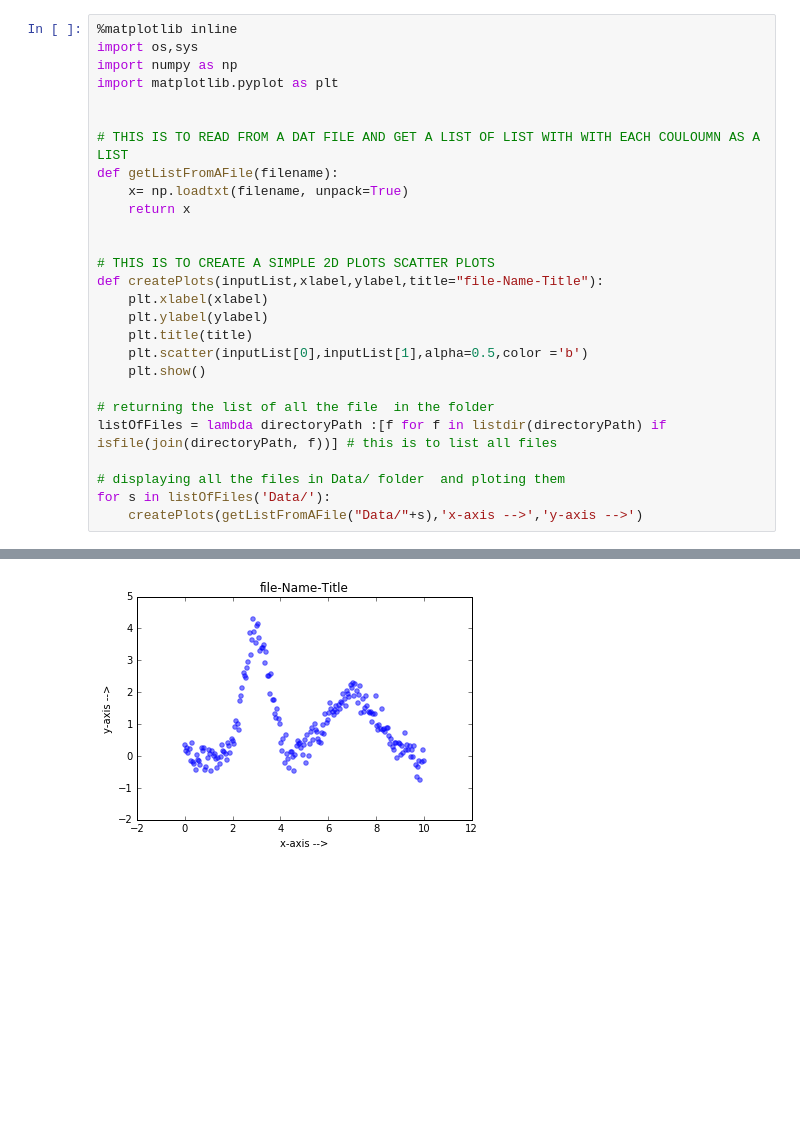
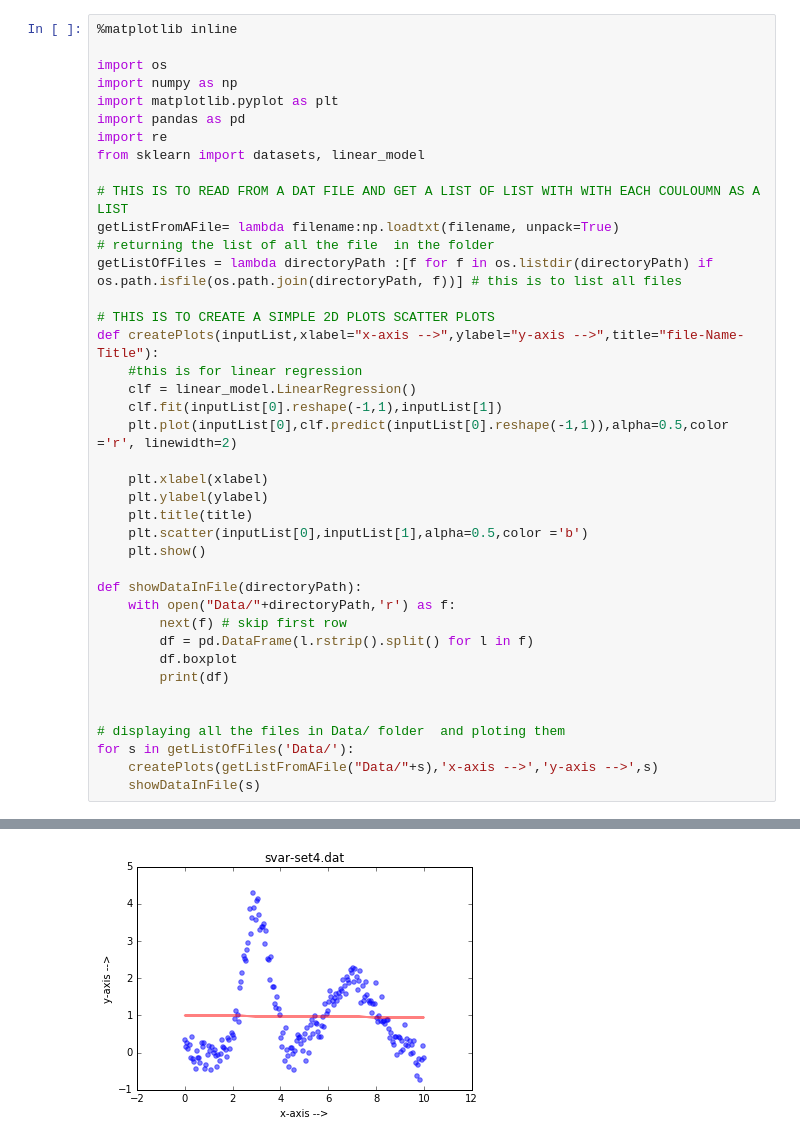
Before and after one commit to arvindshekar07/MachineLearning, a Jupyter notebook: Assignement1/Ass1.ipynb, the cells around one changed output, grey strips where cells are left out. Drawn from its saved outputs; the diff is of its cells as text; blank space fills up the shorter version.

Commit message:
working linear regression in scilkit

```diff
--- a/Assignement1/Ass1.ipynb
+++ b/Assignement1/Ass1.ipynb
@@ -1,28 +1,41 @@
 # %%
 %matplotlib inline
-import os,sys
+
+import os
 import numpy as np
 import matplotlib.pyplot as plt
-
+import pandas as pd
+import re
+from sklearn import datasets, linear_model
 
 # THIS IS TO READ FROM A DAT FILE AND GET A LIST OF LIST WITH WITH EACH COULOUMN AS A LIST
-def getListFromAFile(filename):
-    x= np.loadtxt(filename, unpack=True)
-    return x
-
+getListFromAFile= lambda filename:np.loadtxt(filename, unpack=True)
+# returning the list of all the file  in the folder
+getListOfFiles = lambda directoryPath :[f for f in os.listdir(directoryPath) if os.path.isfile(os.path.join(directoryPath, f))] # this is to list all files
 
 # THIS IS TO CREATE A SIMPLE 2D PLOTS SCATTER PLOTS
-def createPlots(inputList,xlabel,ylabel,title="file-Name-Title"):
+def createPlots(inputList,xlabel="x-axis -->",ylabel="y-axis -->",title="file-Name-Title"):
+    #this is for linear regression
+    clf = linear_model.LinearRegression()
+    clf.fit(inputList[0].reshape(-1,1),inputList[1])
+    plt.plot(inputList[0],clf.predict(inputList[0].reshape(-1,1)),alpha=0.5,color ='r', linewidth=2)
+
     plt.xlabel(xlabel)
     plt.ylabel(ylabel)
     plt.title(title)
     plt.scatter(inputList[0],inputList[1],alpha=0.5,color ='b')
     plt.show()
 
-# returning the list of all the file  in the folder
-listOfFiles = lambda directoryPath :[f for f in listdir(directoryPath) if isfile(join(directoryPath, f))] # this is to list all files
+def showDataInFile(directoryPath):
+    with open("Data/"+directoryPath,'r') as f:
+        next(f) # skip first row
+        df = pd.DataFrame(l.rstrip().split() for l in f)
+        df.boxplot
+        print(df)
+
 
 # displaying all the files in Data/ folder  and ploting them
-for s in listOfFiles('Data/'):
-    createPlots(getListFromAFile("Data/"+s),'x-axis -->','y-axis -->')
+for s in getListOfFiles('Data/'):
+    createPlots(getListFromAFile("Data/"+s),'x-axis -->','y-axis -->',s)
+    showDataInFile(s)
 # %% [output]
@@ -32 +96 @@ for s in listOfFiles('Data/'):
-[figure, old version]
+[figure, new version]
```
Also changed, not shown: parts of 3 cells of this notebook.
